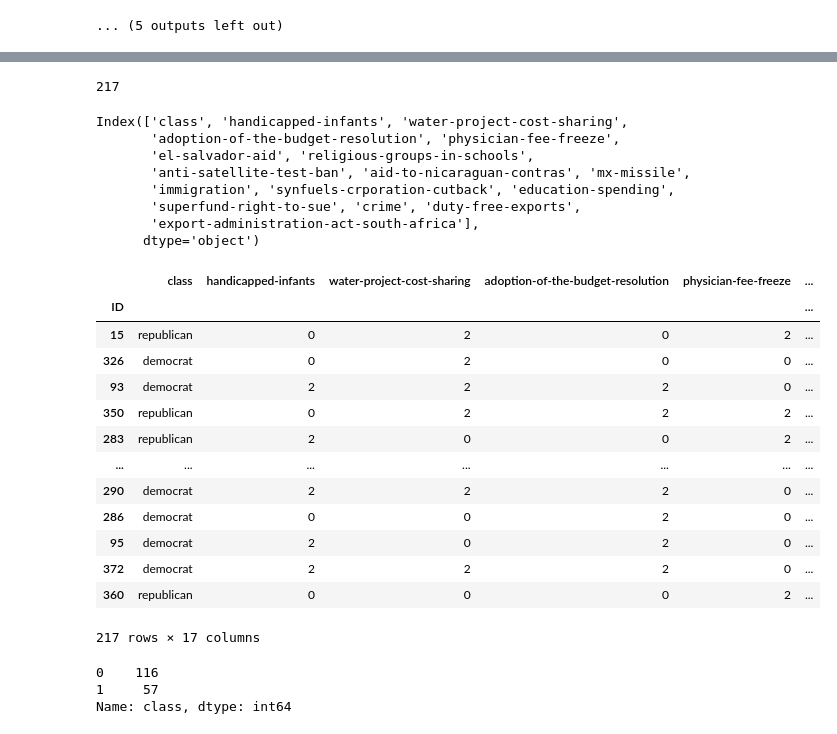
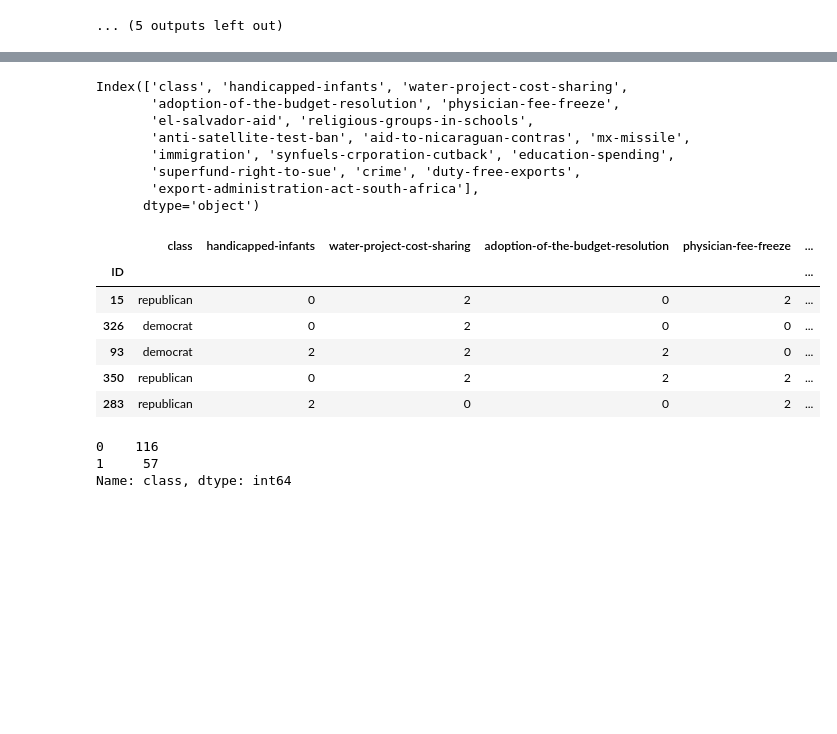
Before and after one commit to EmilDaub/Machine-Learning, a Jupyter notebook: Exercise1/ex1_aileen.ipynb, the cells around one changed output, grey strips where cells are left out. Drawn from its saved outputs; the diff is of its cells as text; code cells hidden in the pictures; blank space fills up the shorter version.

```diff
--- a/Exercise1/ex1_aileen.ipynb
+++ b/Exercise1/ex1_aileen.ipynb
@@ -68,9 +89,8 @@ Series([], dtype: int64)
+# %%
+index_to_drop = missing_by_id[missing_by_id > 7].index
 # %%
 # remove the one that has only missing infortmation
-voting_train = voting_train.drop(axis=0,index=184)
-len(voting_train)
+voting_train = voting_train.drop(index=index_to_drop)
-# %% [output]
-217
 # %%
 voting_train.columns
 # %% [output]
@@ -92,20 +111,13 @@ list(le.classes_)
 for col in voting_train.columns[1:]:
     voting_train[col] = le.transform(voting_train[col])
 # %%
-voting_train
+voting_train.head()
 # %% [output]
 |  | class | handicapped-infants | water-project-cost-sharing | adoption-of-the-budget-resolution | physician-fee-freeze | ... |
 | ID |  |  |  |  |  | ... |
 | 15 | republican | 0 | 2 | 0 | 2 | ... |
 | 326 | democrat | 0 | 2 | 0 | 0 | ... |
 | 93 | democrat | 2 | 2 | 2 | 0 | ... |
 | 350 | republican | 0 | 2 | 2 | 2 | ... |
 | 283 | republican | 2 | 0 | 0 | 2 | ... |
-| ... | ... | ... | ... | ... | ... | ... |
-| 290 | democrat | 2 | 2 | 2 | 0 | ... |
-| 286 | democrat | 0 | 0 | 2 | 0 | ... |
-| 95 | democrat | 2 | 0 | 2 | 0 | ... |
-| 372 | democrat | 2 | 2 | 2 | 0 | ... |
-| 360 | republican | 0 | 0 | 0 | 2 | ... |
-217 rows × 17 columns
 # %%
```
Also changed, not shown: parts of 58 cells of this notebook, 1 other file.
